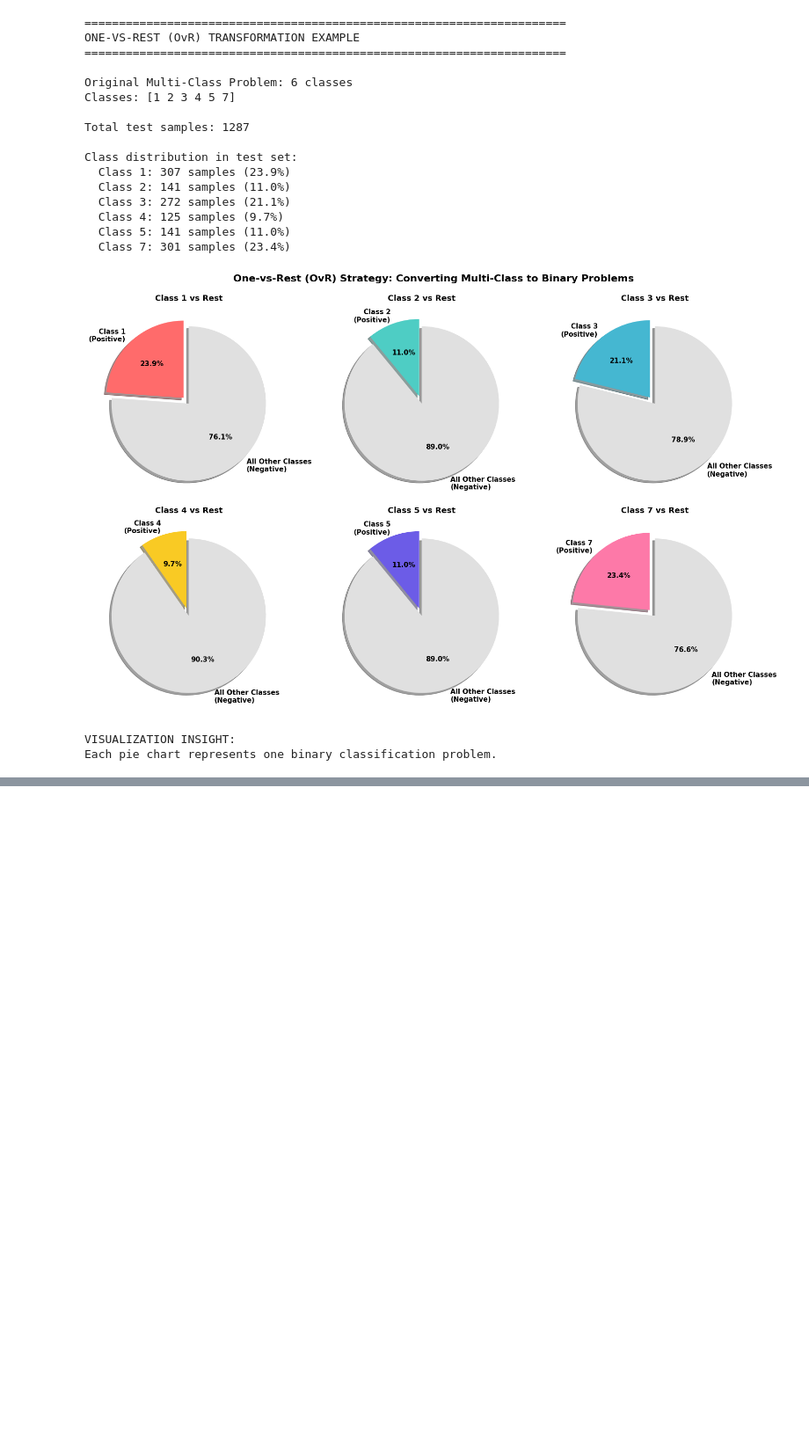
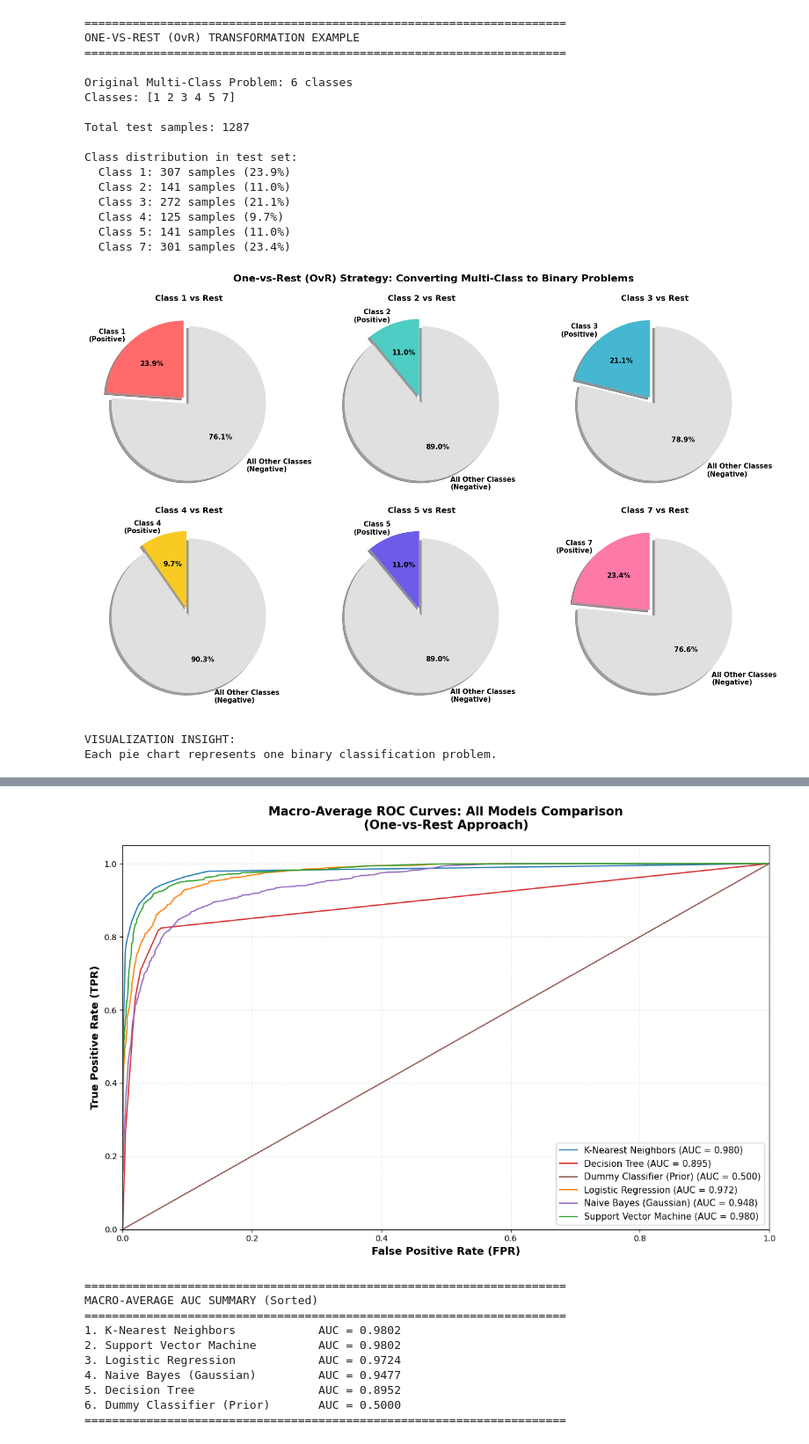
Before and after one commit to ha-rish-23/assignment-7-ha-rish-23, a Jupyter notebook: solution.ipynb, the cells around one changed output, grey strips where cells are left out. Shown at 88% size. Cells and saved outputs as stored; diff of their text form; code cells hidden in the pictures; blank space fills up the shorter version.

```diff
--- a/solution.ipynb
+++ b/solution.ipynb
@@ -398,0 +468,59 @@ Each pie chart represents one binary classification problem.
+# %%
+# Plot all models' macro-average ROC curves in a single plot
+plt.figure(figsize=(12, 8))
+
+# Define line styles for variety
+line_styles = ['-', '--', '-.', ':', '-', '--']
+model_colors = {
+    'K-Nearest Neighbors': '#1f77b4',
+    'Support Vector Machine': '#2ca02c',
+    'Logistic Regression': '#ff7f0e',
+    'Decision Tree': '#d62728',
+    'Naive Bayes (Gaussian)': '#9467bd',
+    'Dummy Classifier (Prior)': '#8c564b'
+}
+
+# Plot ROC curve for each model
+for idx, (model_name, data) in enumerate(roc_data.items()):
+    plt.plot(data['fpr']['macro'],
+             data['tpr']['macro'],
+             color=model_colors[model_name],
+             #linestyle=line_styles[idx],
+             linewidth=1.5,
+             label=f'{model_name} (AUC = {data["roc_auc"]["macro"]:.3f})')
+
+# Customize the plot
+plt.xlim([0.0, 1.0])
+plt.ylim([0.0, 1.05])
+plt.xlabel('False Positive Rate (FPR)', fontsize=13, fontweight='bold')
+plt.ylabel('True Positive Rate (TPR)', fontsize=13, fontweight='bold')
+plt.title('Macro-Average ROC Curves: All Models Comparison\n(One-vs-Rest Approach)',
+          fontsize=15, fontweight='bold', pad=20)
+plt.legend(loc="lower right", fontsize=11, framealpha=0.9)
+plt.grid(True, alpha=0.3, linestyle='--')
+
+plt.tight_layout()
+plt.show()
+
+# Print summary
+print("\n" + "="*70)
+print("MACRO-AVERAGE AUC SUMMARY (Sorted)")
+print("="*70)
+auc_summary = [(name, data['roc_auc']['macro']) for name, data in roc_data.items()]
+auc_summary_sorted = sorted(auc_summary, key=lambda x: x[1], reverse=True)
+
+for rank, (name, auc_val) in enumerate(auc_summary_sorted, 1):
+    print(f"{rank}. {name:30s} AUC = {auc_val:.4f}")
+print("="*70)
+# %% [output]
+[figure, added]
+======================================================================
+MACRO-AVERAGE AUC SUMMARY (Sorted)
+======================================================================
+1. K-Nearest Neighbors            AUC = 0.9802
+2. Support Vector Machine         AUC = 0.9802
+3. Logistic Regression            AUC = 0.9724
+4. Naive Bayes (Gaussian)         AUC = 0.9477
+5. Decision Tree                  AUC = 0.8952
+6. Dummy Classifier (Prior)       AUC = 0.5000
+======================================================================
```
Also changed, not shown: parts of 6 cells of this notebook.
